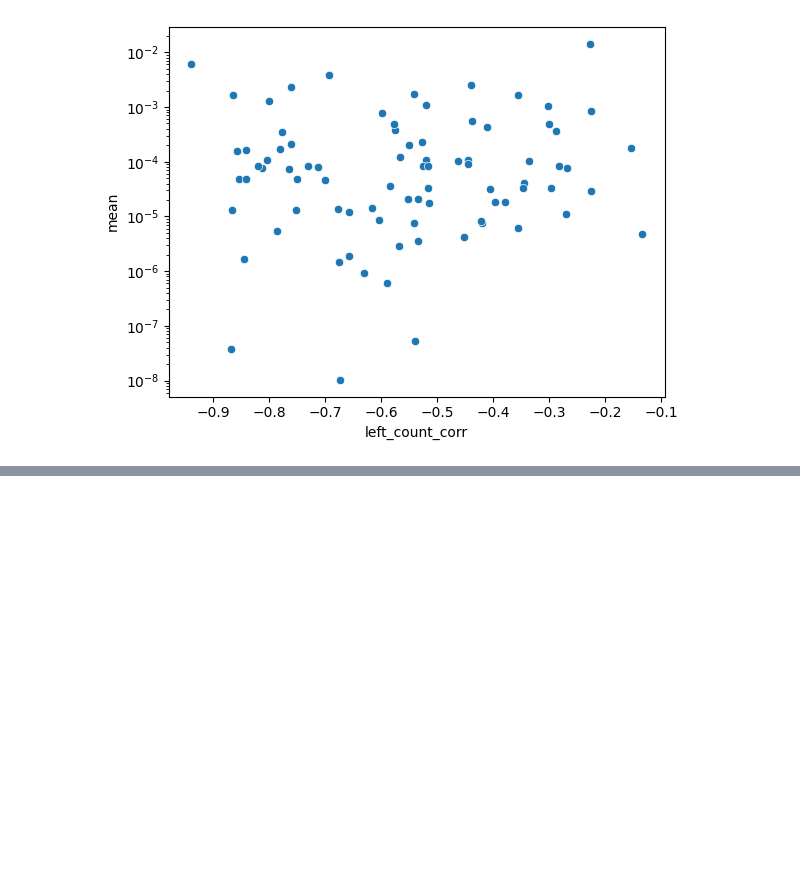
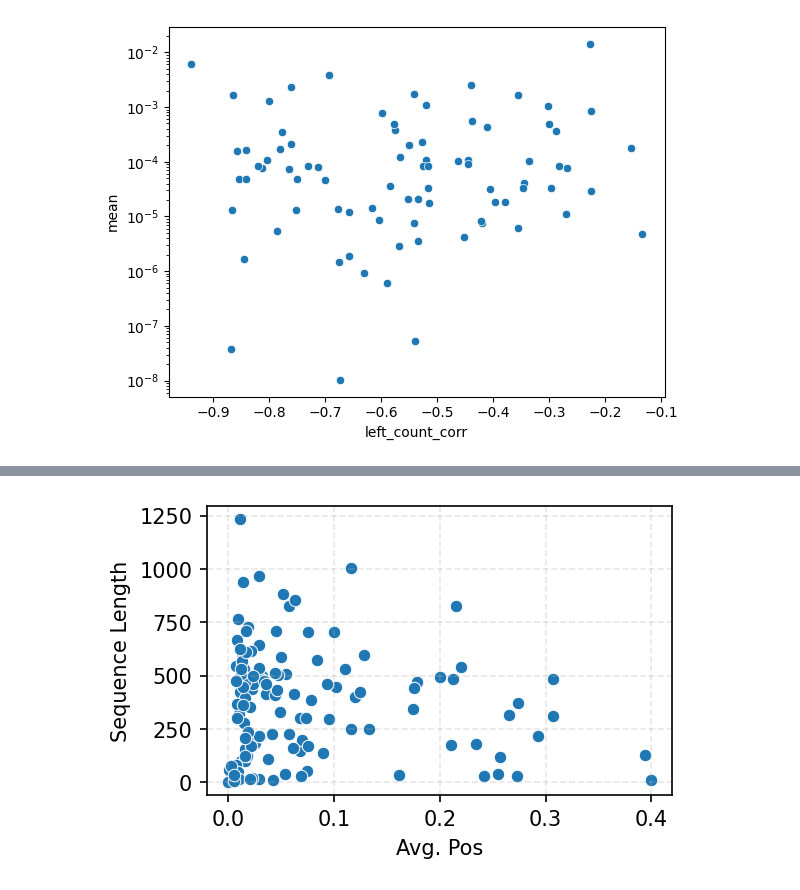
Before and after one commit to chengzhi-lu/vllm, a Jupyter notebook: examples/analysis/data/eos_pos_analysis.ipynb, the cells around one changed output, grey strips where cells are left out. Cells and saved outputs as stored; diff of their text form; code cells hidden in the pictures; blank space fills up the shorter version.

```diff
--- a/examples/analysis/data/eos_pos_analysis.ipynb
+++ b/examples/analysis/data/eos_pos_analysis.ipynb
@@ -155,0 +369,13 @@ plt.yscale("log")
+# %%
+output = df.describe().T[["count"]]
+pos_mean= df[:20].describe().T[["std"]]
+# output=output//10*10
+count_pos_mean = pd.DataFrame({"mean": pos_mean.values.flatten(), "count": output.values.flatten()})
+plt.figure(figsize=(4,2.5), dpi=150)
+sns.scatterplot(data=count_pos_mean, x="mean",y="count")
+# plt.xlim(0,0.001)
+plt.xlabel("Avg. Pos")
+plt.ylabel("Sequence Length")
+plt.grid(alpha=0.3, linestyle='--')
+# %% [output]
+[figure, added]
```
Also changed, not shown: parts of 16 cells of this notebook, 20 other files.
